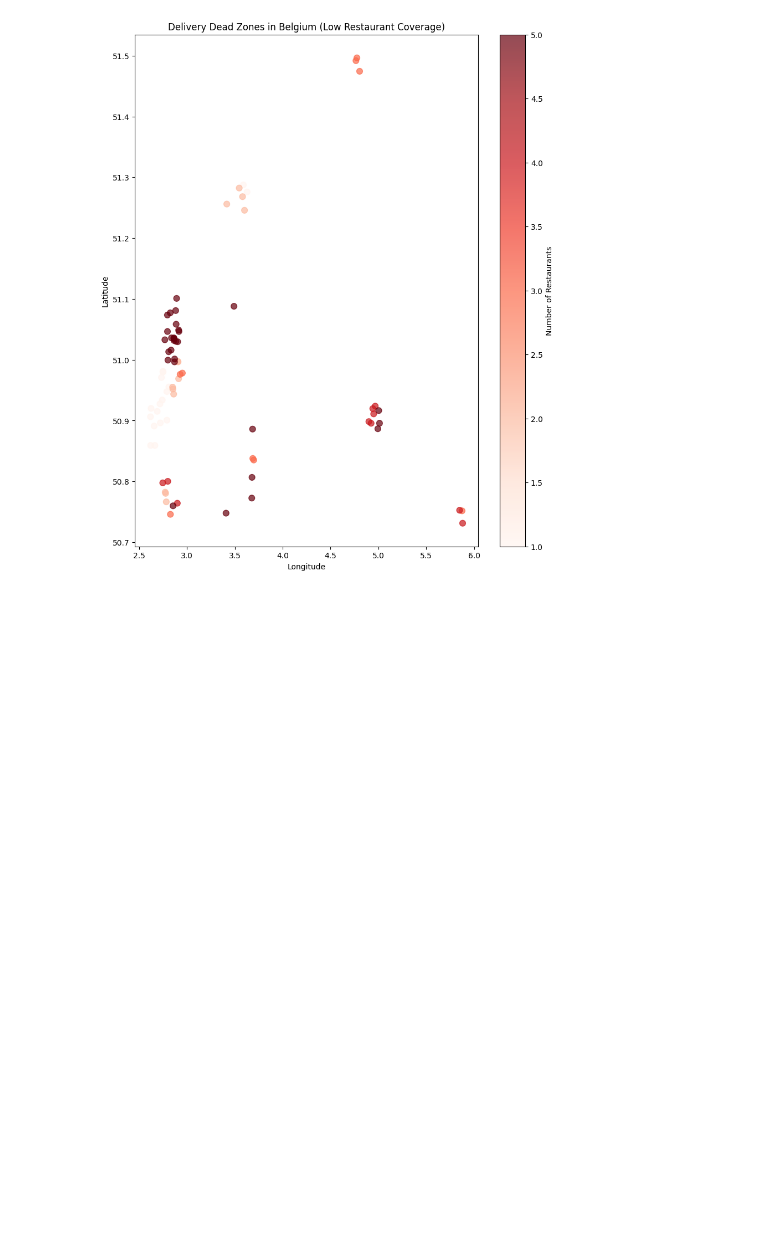
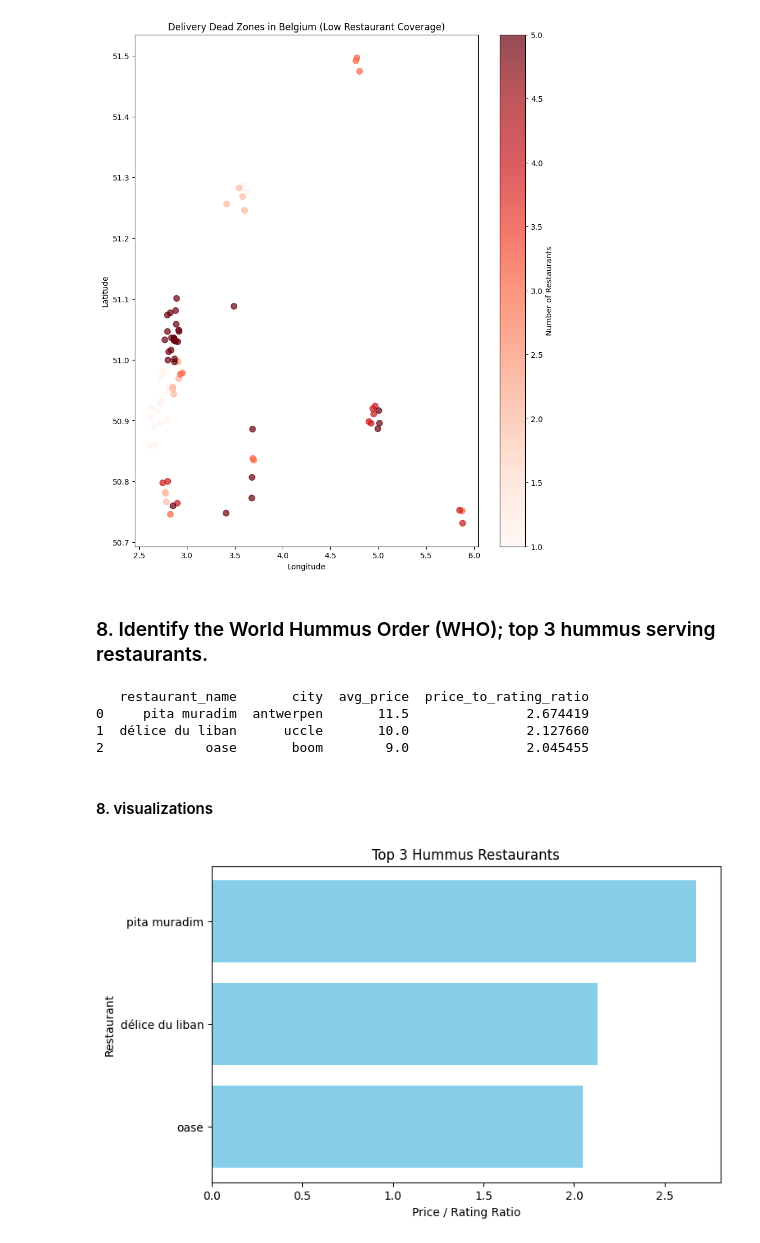
Before and after one commit to ImranAEM/delivery-market-analysis, a Jupyter notebook: delivery-market-analysis.ipynb, the cells around one changed output. Cells and saved outputs as stored; diff of their text form; code cells hidden in the pictures; blank space fills up the shorter version.

Commit message:
last query

```diff
--- a/delivery-market-analysis.ipynb
+++ b/delivery-market-analysis.ipynb
@@ -542,3 +499,66 @@ plt.ylabel("Latitude")
 plt.show()
 # %% [output]
 [figure]
+# %% [markdown]
+### 8. Identify the World Hummus Order (WHO); top 3 hummus serving restaurants.
+# %%
+hummus = """SELECT LOWER(restaurants.name) AS restaurant_name,
+       LOWER(restaurants.city) AS city,
+       AVG(menuItems.price) AS avg_price,
+       AVG(menuItems.price) / restaurants.ratings AS price_to_rating_ratio
+
+
+FROM restaurants
+JOIN menuItems
+  ON restaurants.primarySlug = menuItems.primarySlug
+
+WHERE menuItems.price IS NOT NULL
+  AND menuItems.price <> 0
+  AND menuItems.price <> ''
+
+  AND restaurants.name IS NOT NULL
+  AND restaurants.name <> ''
+
+  AND city IS NOT NULL
+  AND city <> ''
+
+  AND menuItems.name LIKE '%hummus%'
+
+  AND
+  restaurants.ratingsNumber > 300
+
+GROUP BY restaurants.name, restaurants.city, restaurants.ratings
+
+ORDER BY price_to_rating_ratio DESC
+
+LIMIT 3;
+
+"""
+
+
+
+df_hummus = pd.read_sql_query (hummus, conn)
+print(df_hummus)
+# %% [output]
+   restaurant_name       city  avg_price  price_to_rating_ratio
+0     pita muradim  antwerpen       11.5               2.674419
+1  délice du liban      uccle       10.0               2.127660
+2             oase       boom        9.0               2.045455
+# %% [markdown]
+#### 8. visualizations
+# %%
+import matplotlib.pyplot as plt
+
+plt.figure(figsize=(8,5))
+
+plt.barh(df_hummus['restaurant_name'], df_hummus['price_to_rating_ratio'], color='skyblue')
+
+plt.xlabel('Price / Rating Ratio')
+plt.ylabel('Restaurant')
+plt.title('Top 3 Hummus Restaurants')
+
+plt.gca().invert_yaxis()  # For the top 1 to appear at the top
+
+plt.show()
+# %% [output]
+[figure, added]
```
Also changed, not shown: parts of 3 cells of this notebook.
